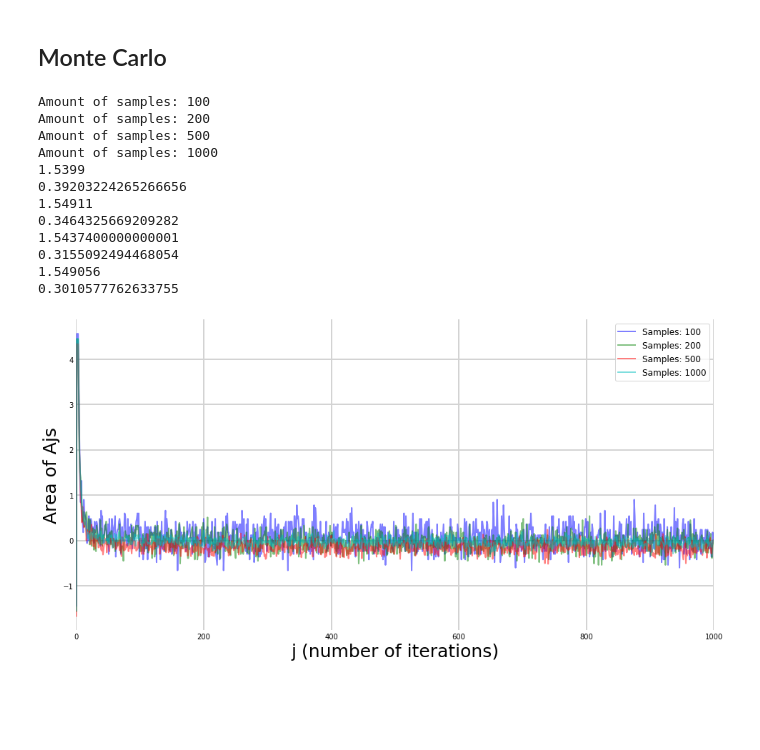
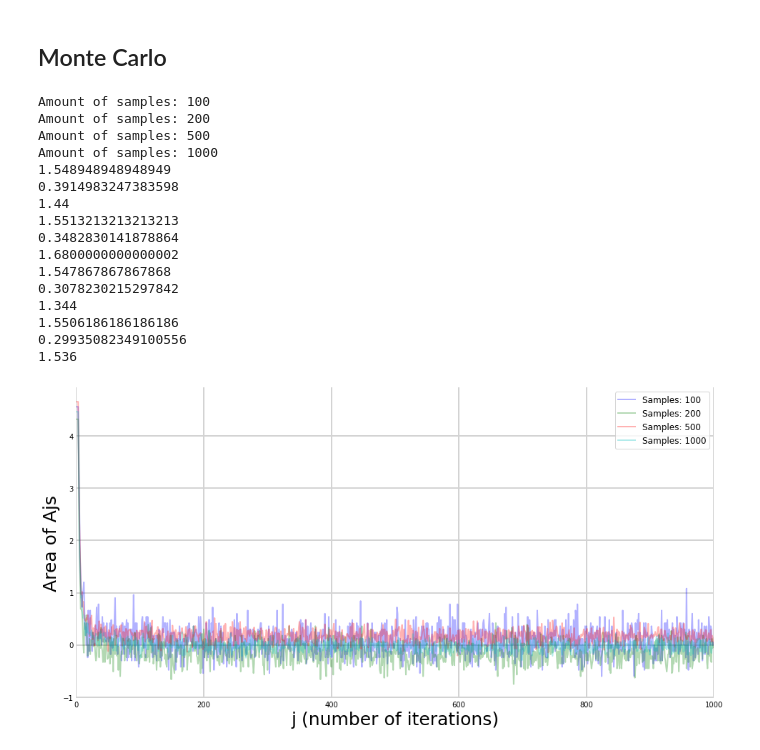
Before and after one commit to Florisdv5/Mandelbrot, a Jupyter notebook: Mandelbrot.ipynb, the cells around one changed output. Drawn from its saved outputs; the diff is of its cells as text; code cells hidden in the pictures; blank space fills up the shorter version.

```diff
--- a/Mandelbrot.ipynb
+++ b/Mandelbrot.ipynb
@@ -18,8 +20,8 @@ Z = Z0
 
 def amount_iter(compl, max_steps, threshold_inf: int = 10):
     c = compl
-    z = c
-    i = 1
+    z = 0
+    i = 0
     while (z*z.conjugate()).real < threshold_inf and i < max_steps:
         z = z**2 + c
         i += 1
@@ -76,18 +74,10 @@ imgplot = plt.imshow(im.convert('RGB'))
 # %% [markdown]
 ## Monte Carlo
-# %%
-def xy_rand():
-    x = np.random.random_sample()
-    y = np.random.random_sample()
-    if x < 2/3:                                 # x below 2/3, because [-2,0] is 2/3 of the x area
-        x = -2*np.random.random_sample()        # minimum value of x is -2
-    else:
-        x = 1*np.random.random_sample()         # maximum value of x is 1
-    if y < 0.5:
-        y = -1*np.random.random_sample()        # minimum value of x is -1
-    else:
-        y = 1*np.random.random_sample()         # maximum value of x is 1
-    return x,y
+# %%
+def xy_rand():
+    x = 3*np.random.random_sample()-2       # X domain is [-2,1]
+    y = 2*np.random.random_sample()-1       # Y domain is [-1,1]
+    return x,y
 # %%
 ## Change the amount of i (iterations) before stating that the point does not go to infinity
 t = 0
@@ -96,65 +86,74 @@ listA = [[],[],[],[]]
 max_steps = 1000 # this is equal to i
 maxmax_steps = 1000
 
-for value in range(len(samples)):
+for value in range(len(samples)):               # for different sample size
     print("Amount of samples: " + str(samples[value]))
-    for max_steps in range(maxmax_steps):
+    for max_steps in range(1,maxmax_steps):       # maximum amount of step sizes for each sample
         t = 0
         f = 0
-        for s in range(samples[value]):
+#         print(listA)
+        for s in range(samples[value]):         # take samples
             x, y = xy_rand()
             m = amount_iter(complex(x,y), max_steps)
+#             print(m)
             if m == max_steps:
                 t += 1
+#         print(t)
     #     print(t/it*6)
         listA[value].append(t/samples[value]*6)
+#         print(listA)
 
 
 for i in range(len(listA)):
     print(statistics.mean(listA[i]))
     print(statistics.stdev(listA[i]))
+    print(listA[i][-1])
 # %% [output]
 Amount of samples: 100
 Amount of samples: 200
 Amount of samples: 500
 Amount of samples: 1000
-1.5399
-0.39203224265266656
-1.54911
-0.3464325669209282
-1.5437400000000001
-0.3155092494468054
-1.549056
-0.3010577762633755
+1.548948948948949
+0.3914983247383598
+1.44
+1.5513213213213213
+0.3482830141878864
+1.6800000000000002
+1.547867867867868
+0.3078230215297842
+1.344
+1.5506186186186186
+0.29935082349100556
+1.536
 # %%
 listAdif = [[],[],[],[]]
 for value in range(len(samples)):
     for x in range(len(listA[value])):
         listAdif[value].append(listA[value][x])
     for i in range(len(listAdif[value])):
         listAdif[value][i] -= listAdif[value][len(listAdif[value])-1]
 
 colors = ['b', 'g', 'r', 'c']
 
 
 fig = plt.figure(figsize = (16, 8))
 ax = fig.add_subplot(111, axisbelow=True)
 # ax.plot(range(maxmax_steps), listA, 'r', alpha=0.5, lw=2, label='Area(j)')
 for value in range(len(samples)):
-    ax.plot(range(maxmax_steps), listAdif[value], color = colors[value], alpha=0.5, lw=2, label= "Samples: " + str(samples[value]))
+    ax.plot(range(1,maxmax_steps), listAdif[value], color = colors[value], alpha=0.3, lw=2, label= "Samples: " + str(samples[value]))
 ax.set_xlabel('j (number of iterations)', size = 25)
 ax.set_ylabel('Area of Ajs', size = 25)
 # ax.set_ylim(-1,1)
 ax.set_xlim(0,maxmax_steps)
 ax.yaxis.set_tick_params(length=0)
 ax.xaxis.set_tick_params(length=0)
 ax.grid(b=True, which='major', c='lightgray', lw=2, ls='-')
 legend = ax.legend()
 legend.get_frame().set_alpha(0.5)
 for spine in ('top', 'right', 'bottom', 'left'):
     ax.spines[spine].set_visible(False)
 plt.legend(fontsize="large")
 # plt.hlines(1.506484, 0, maxmax_steps)
 plt.show()
 # %% [output]
-[figure, old version]
+[figure, new version]
```
Also changed, not shown: parts of 7 cells of this notebook.
